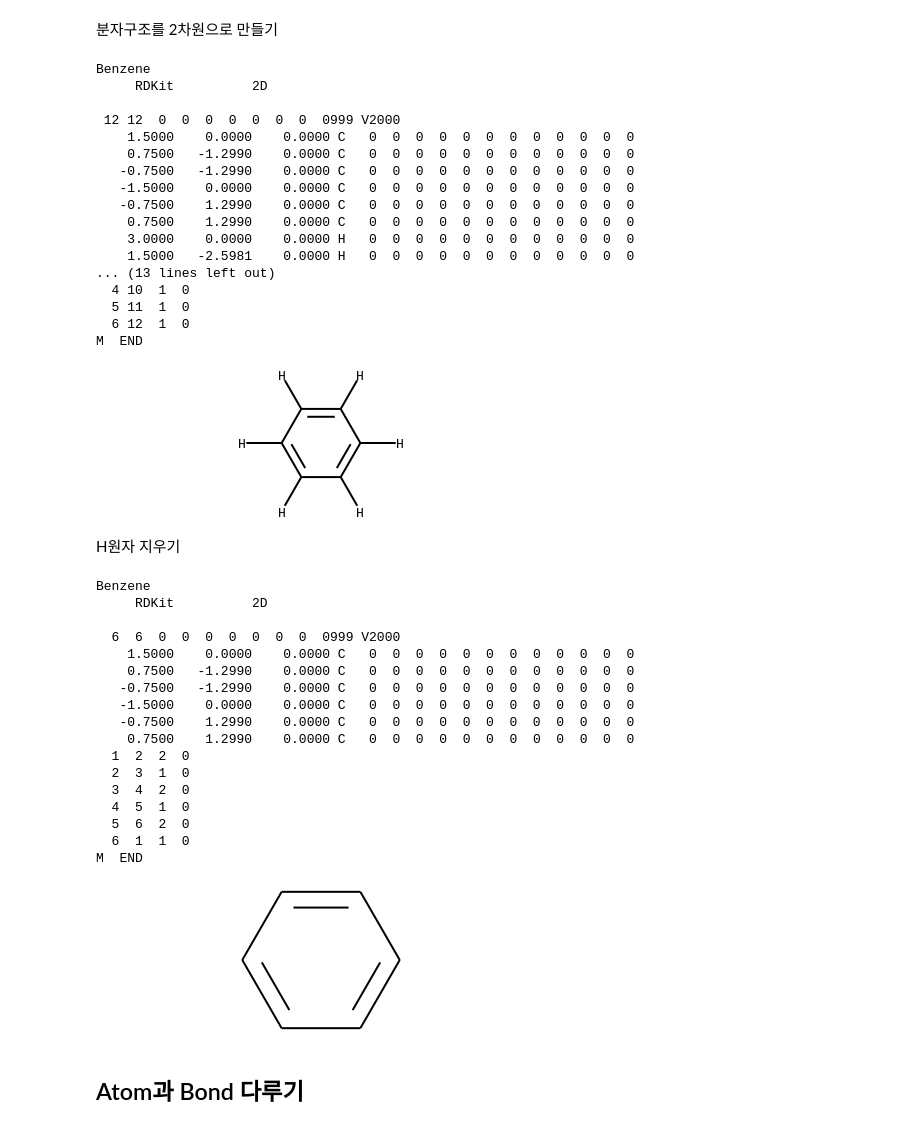
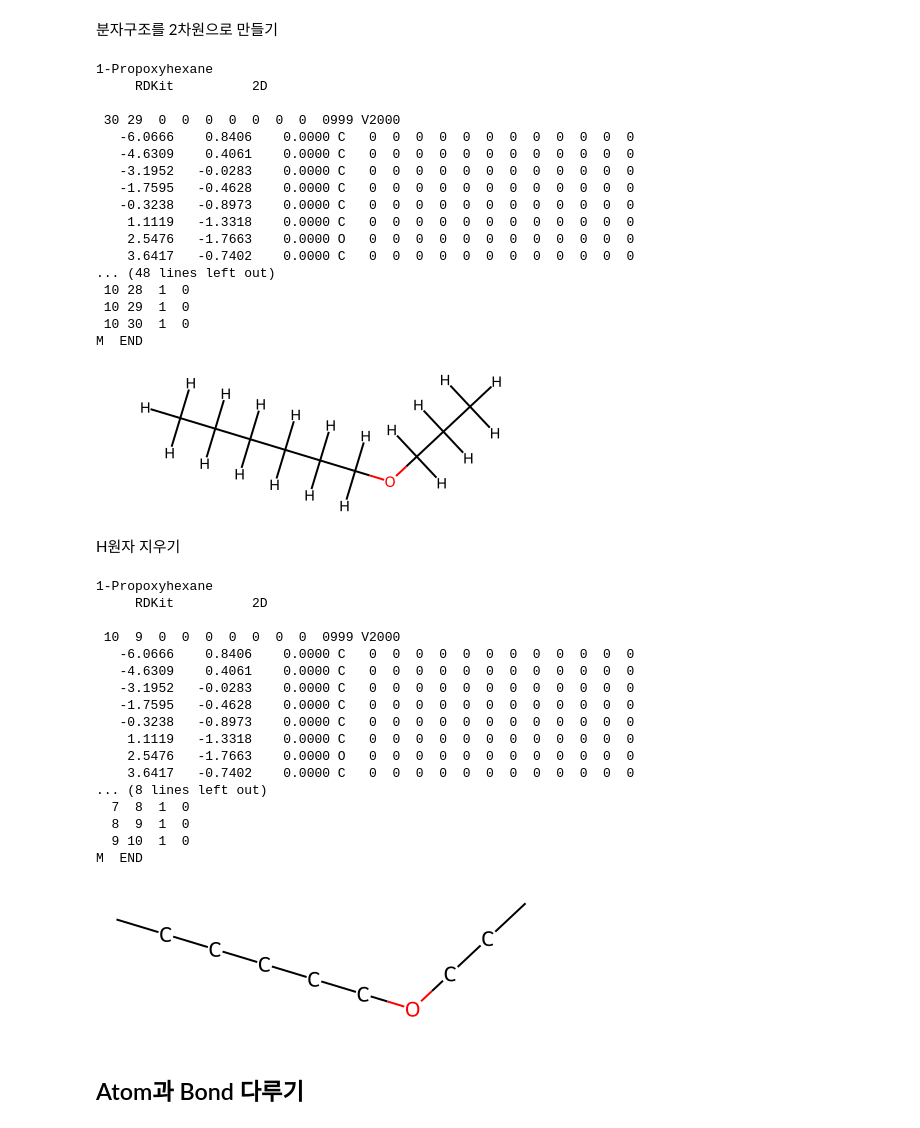
Before and after one commit to youngmook/cheminfo-python, a Jupyter notebook: cheminfo_in_python.ipynb, the cells around one changed output. Saved outputs shown, nothing was run; the diff lists cells and outputs as text; code cells hidden in the pictures.

```diff
--- a/cheminfo_in_python.ipynb
+++ b/cheminfo_in_python.ipynb
@@ -70,0 +17,3 @@ theBenzeneMol
+# %%
+theMol = Chem.MolFromSmiles('CCCCCCOCCC')
+theMol
@@ -165,0 +111,3 @@ theBenzeneMolWithHAtoms
+# %%
+theMolWithHAtoms = Chem.AddHs(theMol)
+theMolWithHAtoms
@@ -221,59 +170,59 @@ show3DMol(theBenzeneMolWithHAtoms)
 # %% [output]
 [interactive output not drawn]
 # %%
-show3DMolWithOptimization(theBenzeneMolWithHAtoms)
+show3DMolWithOptimization(theMolWithHAtoms)
 # %% [output]
 [interactive output not drawn]
 # %% [markdown]
 분자구조를 2차원으로 만들기
 # %%
-AllChem.Compute2DCoords(theBenzeneMolWithHAtoms)
-print(Chem.MolToMolBlock(theBenzeneMolWithHAtoms))
-theBenzeneMolWithHAtoms
+AllChem.Compute2DCoords(theMolWithHAtoms)
+print(Chem.MolToMolBlock(theMolWithHAtoms))
+theMolWithHAtoms
 # %% [output]
-Benzene
+1-Propoxyhexane
      RDKit          2D
 
- 12 12  0  0  0  0  0  0  0  0999 V2000
-    1.5000    0.0000    0.0000 C   0  0  0  0  0  0  0  0  0  0  0  0
-    0.7500   -1.2990    0.0000 C   0  0  0  0  0  0  0  0  0  0  0  0
-   -0.7500   -1.2990    0.0000 C   0  0  0  0  0  0  0  0  0  0  0  0
-   -1.5000    0.0000    0.0000 C   0  0  0  0  0  0  0  0  0  0  0  0
-   -0.7500    1.2990    0.0000 C   0  0  0  0  0  0  0  0  0  0  0  0
-    0.7500    1.2990    0.0000 C   0  0  0  0  0  0  0  0  0  0  0  0
-    3.0000    0.0000    0.0000 H   0  0  0  0  0  0  0  0  0  0  0  0
-    1.5000   -2.5981    0.0000 H   0  0  0  0  0  0  0  0  0  0  0  0
-... (13 lines left out)
-  4 10  1  0
-  5 11  1  0
-  6 12  1  0
+ 30 29  0  0  0  0  0  0  0  0999 V2000
+   -6.0666    0.8406    0.0000 C   0  0  0  0  0  0  0  0  0  0  0  0
+   -4.6309    0.4061    0.0000 C   0  0  0  0  0  0  0  0  0  0  0  0
+   -3.1952   -0.0283    0.0000 C   0  0  0  0  0  0  0  0  0  0  0  0
+   -1.7595   -0.4628    0.0000 C   0  0  0  0  0  0  0  0  0  0  0  0
+   -0.3238   -0.8973    0.0000 C   0  0  0  0  0  0  0  0  0  0  0  0
+    1.1119   -1.3318    0.0000 C   0  0  0  0  0  0  0  0  0  0  0  0
+    2.5476   -1.7663    0.0000 O   0  0  0  0  0  0  0  0  0  0  0  0
+    3.6417   -0.7402    0.0000 C   0  0  0  0  0  0  0  0  0  0  0  0
+... (48 lines left out)
+ 10 28  1  0
+ 10 29  1  0
+ 10 30  1  0
 M  END
-[figure, old version]
+[figure, new version]
 # %% [markdown]
 H원자 지우기
 # %%
-theBenzeneMol2 = Chem.RemoveHs(theBenzeneMolWithHAtoms)
-print(Chem.MolToMolBlock(theBenzeneMol2))
-theBenzeneMol2
+theMol2 = Chem.RemoveHs(theMolWithHAtoms)
+print(Chem.MolToMolBlock(theMol2))
+theMol2
 # %% [output]
-Benzene
+1-Propoxyhexane
      RDKit          2D
 
-  6  6  0  0  0  0  0  0  0  0999 V2000
-    1.5000    0.0000    0.0000 C   0  0  0  0  0  0  0  0  0  0  0  0
-    0.7500   -1.2990    0.0000 C   0  0  0  0  0  0  0  0  0  0  0  0
-   -0.7500   -1.2990    0.0000 C   0  0  0  0  0  0  0  0  0  0  0  0
-   -1.5000    0.0000    0.0000 C   0  0  0  0  0  0  0  0  0  0  0  0
-   -0.7500    1.2990    0.0000 C   0  0  0  0  0  0  0  0  0  0  0  0
-    0.7500    1.2990    0.0000 C   0  0  0  0  0  0  0  0  0  0  0  0
-  1  2  2  0
-  2  3  1  0
-  3  4  2  0
-  4  5  1  0
-  5  6  2  0
-  6  1  1  0
+ 10  9  0  0  0  0  0  0  0  0999 V2000
+   -6.0666    0.8406    0.0000 C   0  0  0  0  0  0  0  0  0  0  0  0
+   -4.6309    0.4061    0.0000 C   0  0  0  0  0  0  0  0  0  0  0  0
+   -3.1952   -0.0283    0.0000 C   0  0  0  0  0  0  0  0  0  0  0  0
+   -1.7595   -0.4628    0.0000 C   0  0  0  0  0  0  0  0  0  0  0  0
+   -0.3238   -0.8973    0.0000 C   0  0  0  0  0  0  0  0  0  0  0  0
+    1.1119   -1.3318    0.0000 C   0  0  0  0  0  0  0  0  0  0  0  0
+    2.5476   -1.7663    0.0000 O   0  0  0  0  0  0  0  0  0  0  0  0
+    3.6417   -0.7402    0.0000 C   0  0  0  0  0  0  0  0  0  0  0  0
+... (8 lines left out)
+  7  8  1  0
+  8  9  1  0
+  9 10  1  0
 M  END
-[figure, old version]
+[figure, new version]
 # %% [markdown]
 ## Atom과 Bond 다루기
 # %% [markdown]
```
Also changed, not shown: parts of 63 cells of this notebook.
